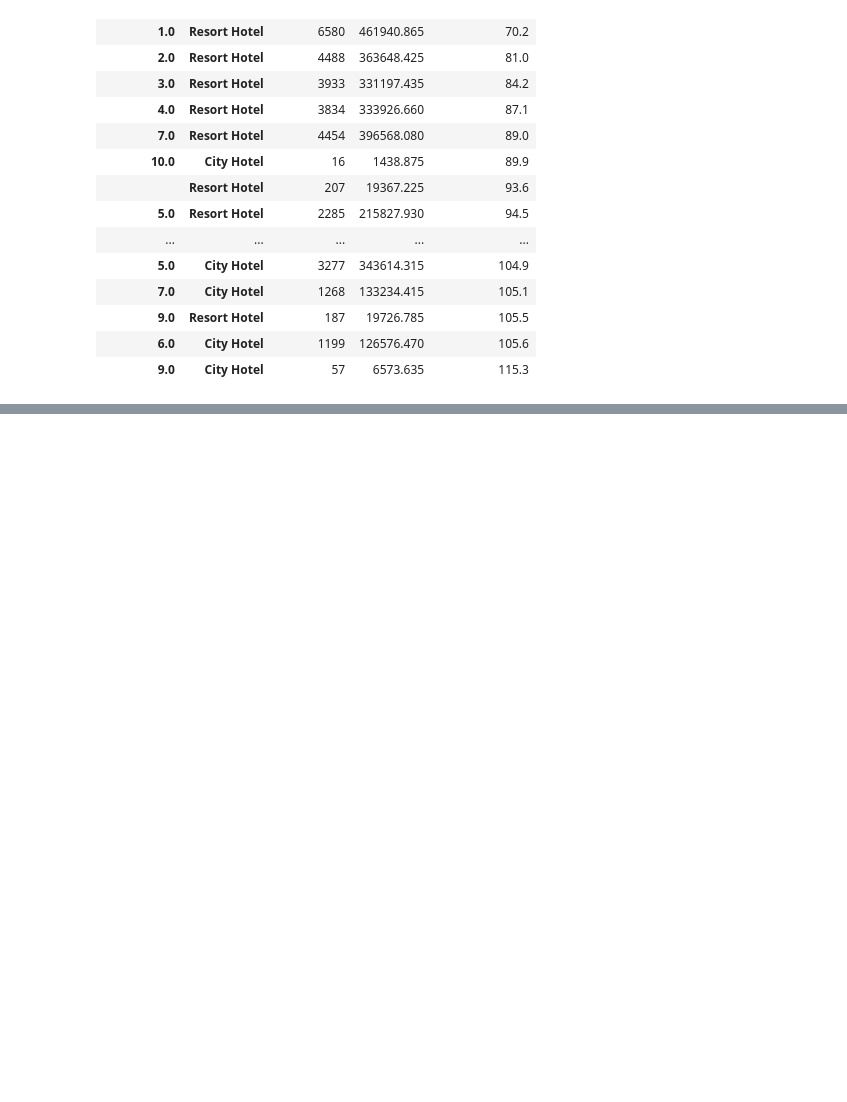
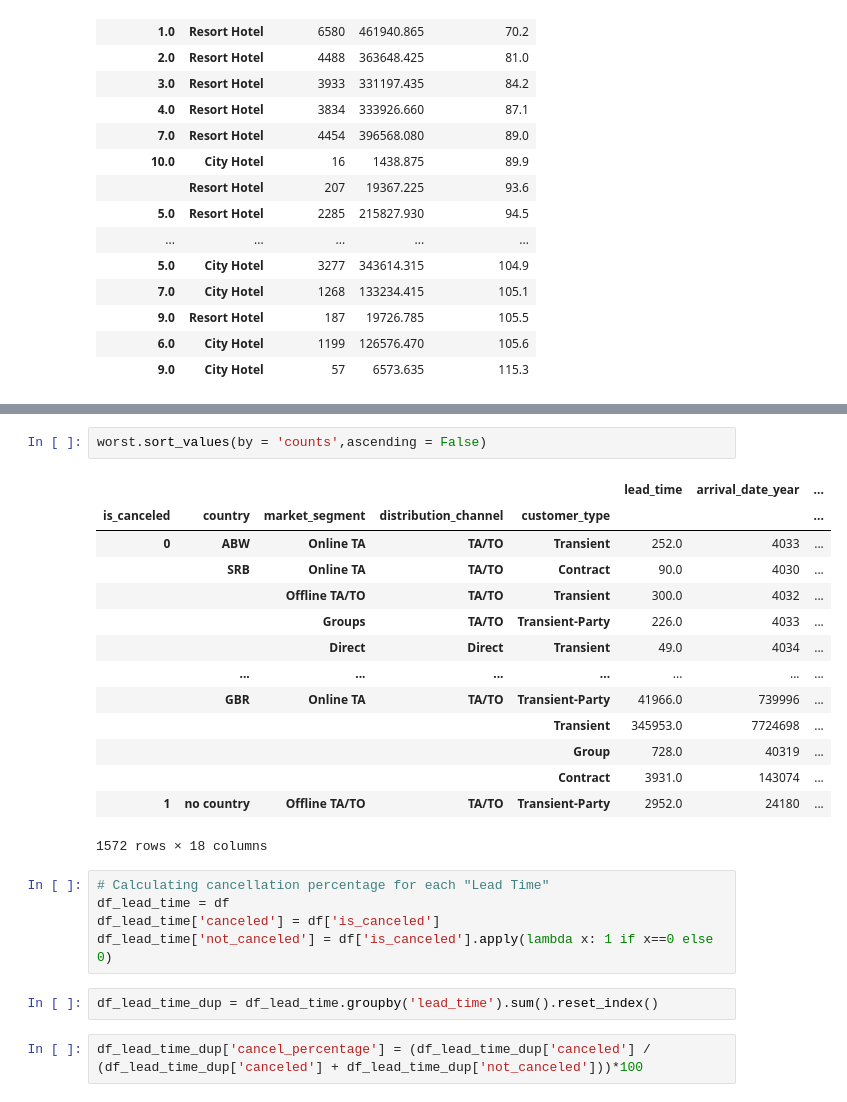
Before and after one commit to SethupathyM/EDA---Capstone-Project, a Jupyter notebook: Hotel_Booking_Capstone_Project.ipynb, the cells around one changed output, grey strips where cells are left out. Drawn from its saved outputs; the diff is of its cells as text; blank space fills up the shorter version.

```diff
--- a/Hotel_Booking_Capstone_Project.ipynb
+++ b/Hotel_Booking_Capstone_Project.ipynb
@@ -1024,0 +1052,26 @@ t.sort_values('optimal_length')
+# %%
+worst.sort_values(by = 'counts',ascending = False)
+# %% [output]
+|  |  |  |  |  | lead_time | arrival_date_year | ... |
+| is_canceled | country | market_segment | distribution_channel | customer_type |  |  | ... |
+| 0 | ABW | Online TA | TA/TO | Transient | 252.0 | 4033 | ... |
+|  | SRB | Online TA | TA/TO | Contract | 90.0 | 4030 | ... |
+|  |  | Offline TA/TO | TA/TO | Transient | 300.0 | 4032 | ... |
+|  |  | Groups | TA/TO | Transient-Party | 226.0 | 4033 | ... |
+|  |  | Direct | Direct | Transient | 49.0 | 4034 | ... |
+|  | ... | ... | ... | ... | ... | ... | ... |
+|  | GBR | Online TA | TA/TO | Transient-Party | 41966.0 | 739996 | ... |
+|  |  |  |  | Transient | 345953.0 | 7724698 | ... |
+|  |  |  |  | Group | 728.0 | 40319 | ... |
+|  |  |  |  | Contract | 3931.0 | 143074 | ... |
+| 1 | no country | Offline TA/TO | TA/TO | Transient-Party | 2952.0 | 24180 | ... |
+1572 rows × 18 columns
+# %%
+# Calculating cancellation percentage for each "Lead Time"
+df_lead_time = df
+df_lead_time['canceled'] = df['is_canceled']
+df_lead_time['not_canceled'] = df['is_canceled'].apply(lambda x: 1 if x==0 else 0)
+# %%
+df_lead_time_dup = df_lead_time.groupby('lead_time').sum().reset_index()
+# %%
+df_lead_time_dup['cancel_percentage'] = (df_lead_time_dup['canceled'] / (df_lead_time_dup['canceled'] + df_lead_time_dup['not_canceled']))*100
```
Also changed, not shown: parts of 4 cells of this notebook.
